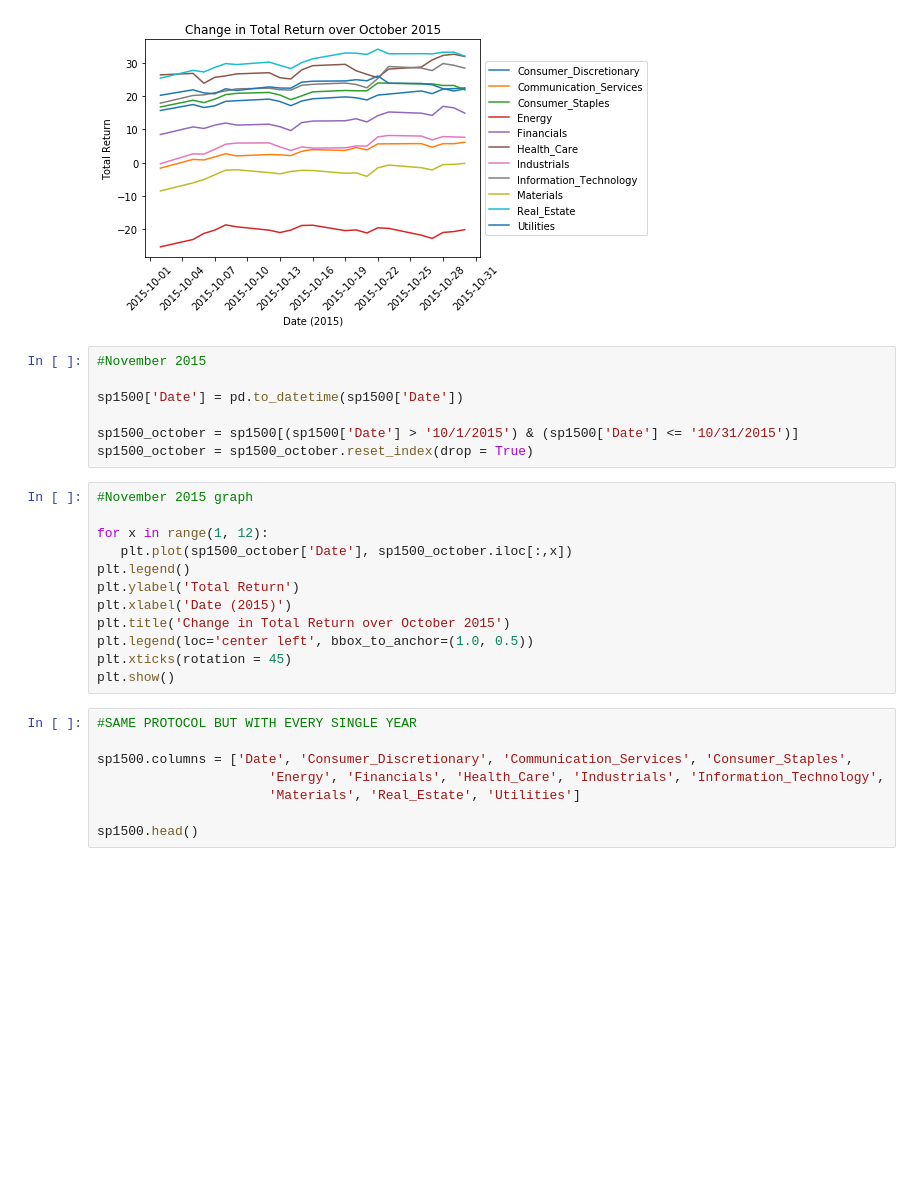
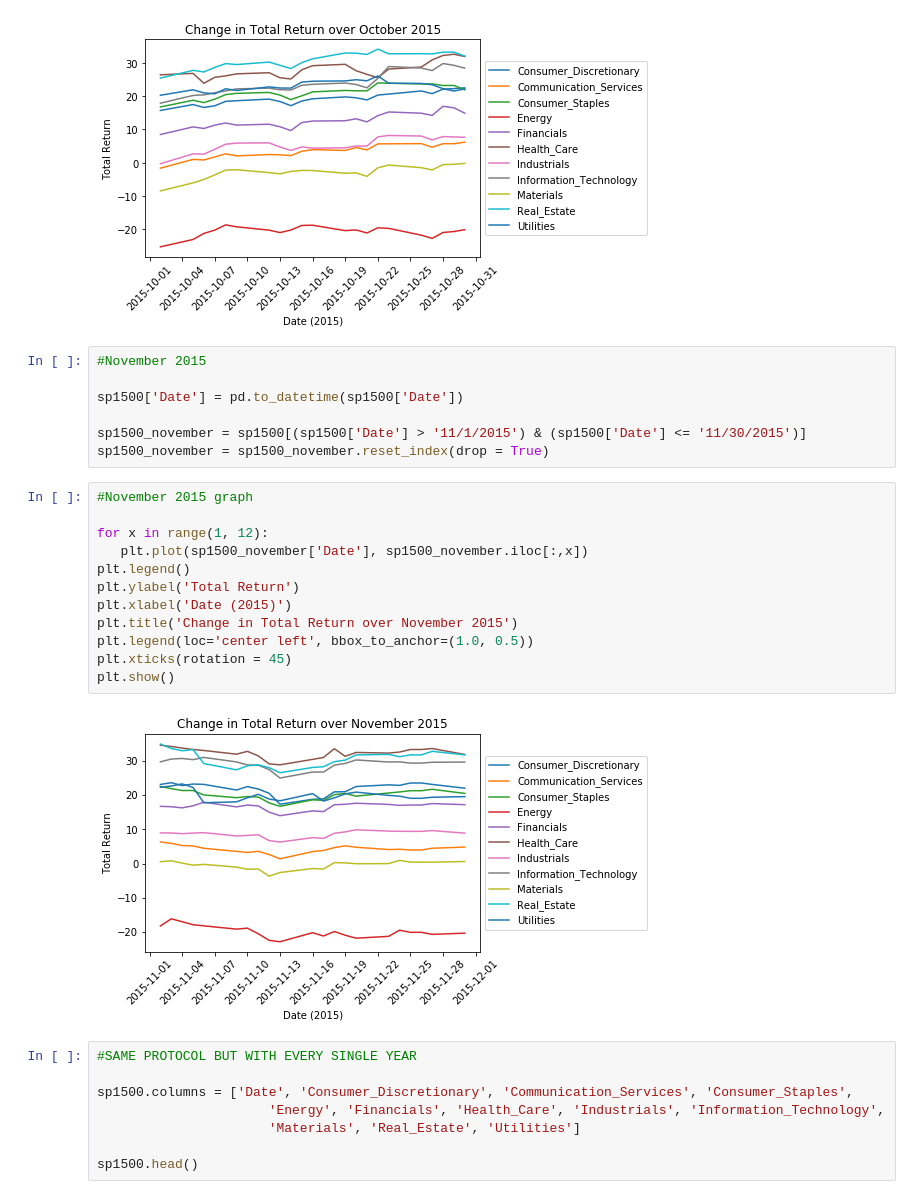
Before and after one commit to nancyculley/Little_Data_Project_1, a Jupyter notebook: 2015.ipynb, the cells around one changed output. Drawn from its saved outputs; the diff is of its cells as text; blank space fills up the shorter version.

```diff
--- a/2015.ipynb
+++ b/2015.ipynb
@@ -157,20 +157,22 @@ plt.show()
 
 sp1500['Date'] = pd.to_datetime(sp1500['Date'])
 
-sp1500_october = sp1500[(sp1500['Date'] > '10/1/2015') & (sp1500['Date'] <= '10/31/2015')]
-sp1500_october = sp1500_october.reset_index(drop = True)
+sp1500_november = sp1500[(sp1500['Date'] > '11/1/2015') & (sp1500['Date'] <= '11/30/2015')]
+sp1500_november = sp1500_november.reset_index(drop = True)
 # %%
 #November 2015 graph
 
 for x in range(1, 12):
-   plt.plot(sp1500_october['Date'], sp1500_october.iloc[:,x])
+   plt.plot(sp1500_november['Date'], sp1500_november.iloc[:,x])
 plt.legend()
 plt.ylabel('Total Return')
 plt.xlabel('Date (2015)')
-plt.title('Change in Total Return over October 2015')
+plt.title('Change in Total Return over November 2015')
 plt.legend(loc='center left', bbox_to_anchor=(1.0, 0.5))
 plt.xticks(rotation = 45)
 plt.show()
+# %% [output]
+[figure, added]
 # %%
 #SAME PROTOCOL BUT WITH EVERY SINGLE YEAR
 
```
